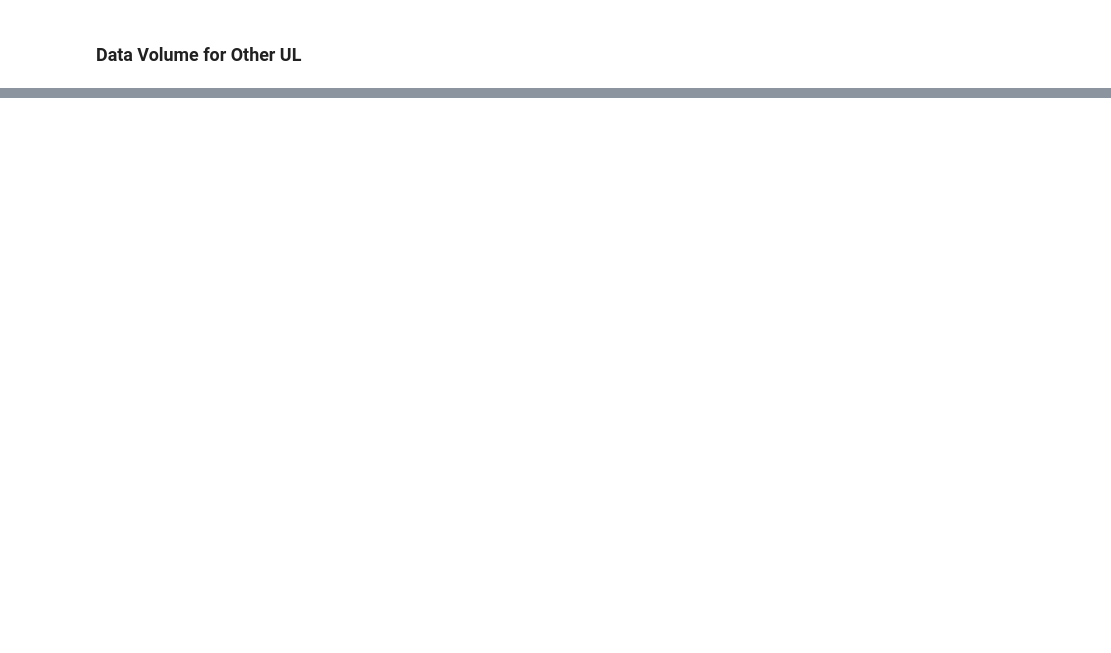
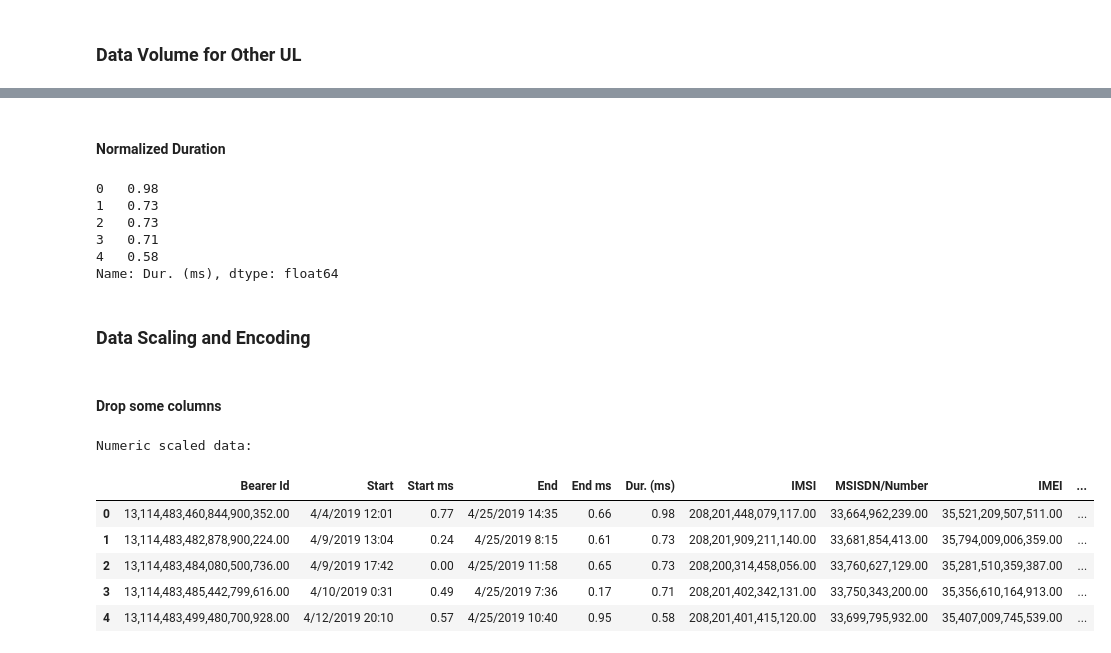
Before and after one commit to YasabnehT/Telecom_Data_Analysis, a Jupyter notebook: notebooks/UserOverviewAnalysis.ipynb, the cells around one changed output, grey strips where cells are left out. Cells and saved outputs as stored; diff of their text form; code cells hidden in the pictures; blank space fills up the shorter version.

```diff
--- a/notebooks/UserOverviewAnalysis.ipynb
+++ b/notebooks/UserOverviewAnalysis.ipynb
@@ -834,0 +1571,11 @@ db['UL TP < 10 Kbps (%)'].hist()
+# %% [markdown]
+#### Normalized Duration
+# %%
+db_sklearn['Dur. (ms)'].head()
+# %% [output]
+0   0.98
+1   0.73
+2   0.73
+3   0.71
+4   0.58
+Name: Dur. (ms), dtype: float64
@@ -834,0 +1589,15 @@ db['UL TP < 10 Kbps (%)'].hist()
+# %% [markdown]
+### Data Scaling and Encoding
+# %% [markdown]
+#### Drop some columns
+# %%
+print("Numeric scaled data:\n")
+db_sklearn.head() # scaled data
+# %% [output]
+Numeric scaled data:
+|  | Bearer Id | Start | Start ms | End | End ms | Dur. (ms) | IMSI | MSISDN/Number | IMEI | ... |
+| 0 | 13,114,483,460,844,900,352.00 | 4/4/2019 12:01 | 0.77 | 4/25/2019 14:35 | 0.66 | 0.98 | 208,201,448,079,117.00 | 33,664,962,239.00 | 35,521,209,507,511.00 | ... |
+| 1 | 13,114,483,482,878,900,224.00 | 4/9/2019 13:04 | 0.24 | 4/25/2019 8:15 | 0.61 | 0.73 | 208,201,909,211,140.00 | 33,681,854,413.00 | 35,794,009,006,359.00 | ... |
+| 2 | 13,114,483,484,080,500,736.00 | 4/9/2019 17:42 | 0.00 | 4/25/2019 11:58 | 0.65 | 0.73 | 208,200,314,458,056.00 | 33,760,627,129.00 | 35,281,510,359,387.00 | ... |
+| 3 | 13,114,483,485,442,799,616.00 | 4/10/2019 0:31 | 0.49 | 4/25/2019 7:36 | 0.17 | 0.71 | 208,201,402,342,131.00 | 33,750,343,200.00 | 35,356,610,164,913.00 | ... |
+| 4 | 13,114,483,499,480,700,928.00 | 4/12/2019 20:10 | 0.57 | 4/25/2019 10:40 | 0.95 | 0.58 | 208,201,401,415,120.00 | 33,699,795,932.00 | 35,407,009,745,539.00 | ... |
```
Also changed, not shown: parts of 460 cells of this notebook, 3 other files.
